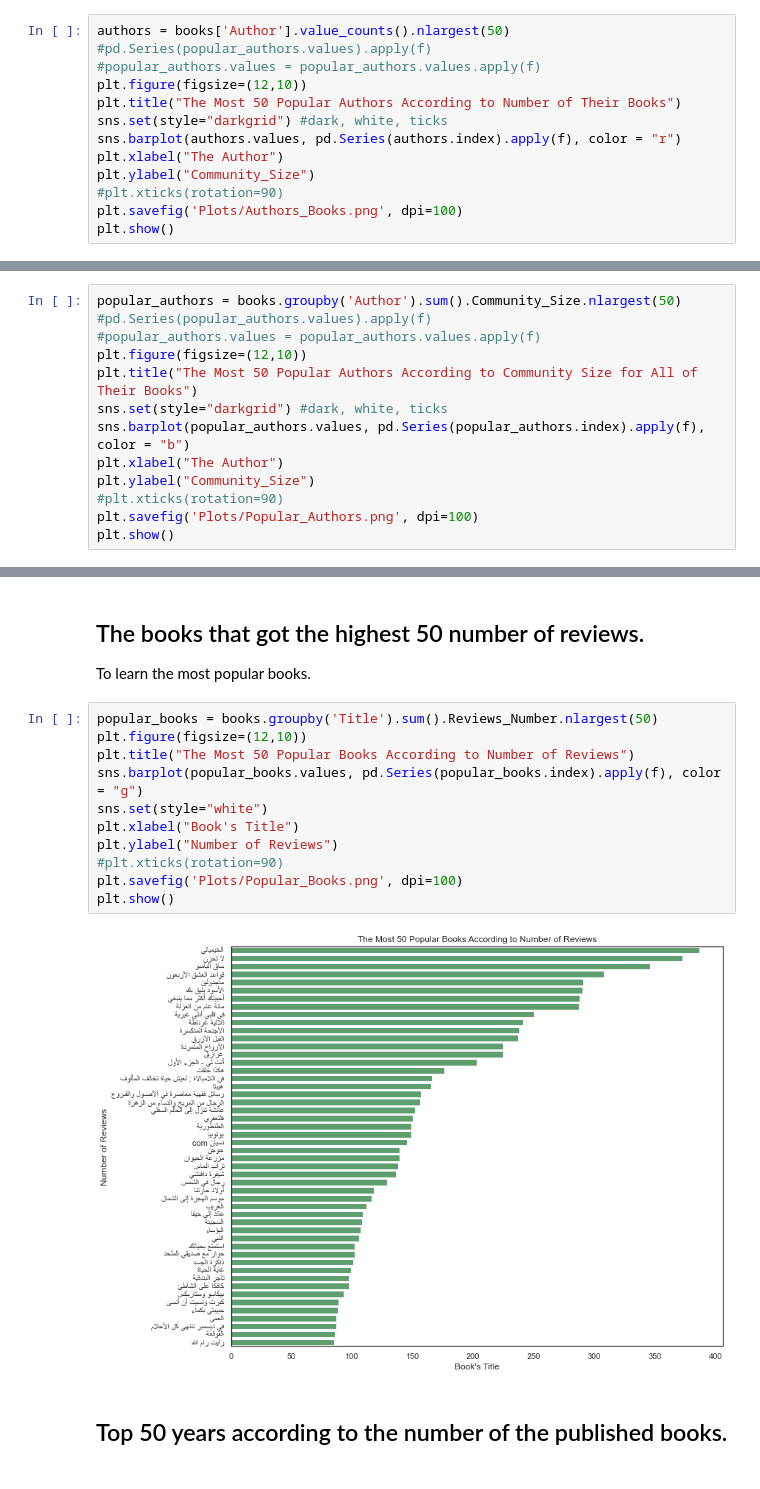
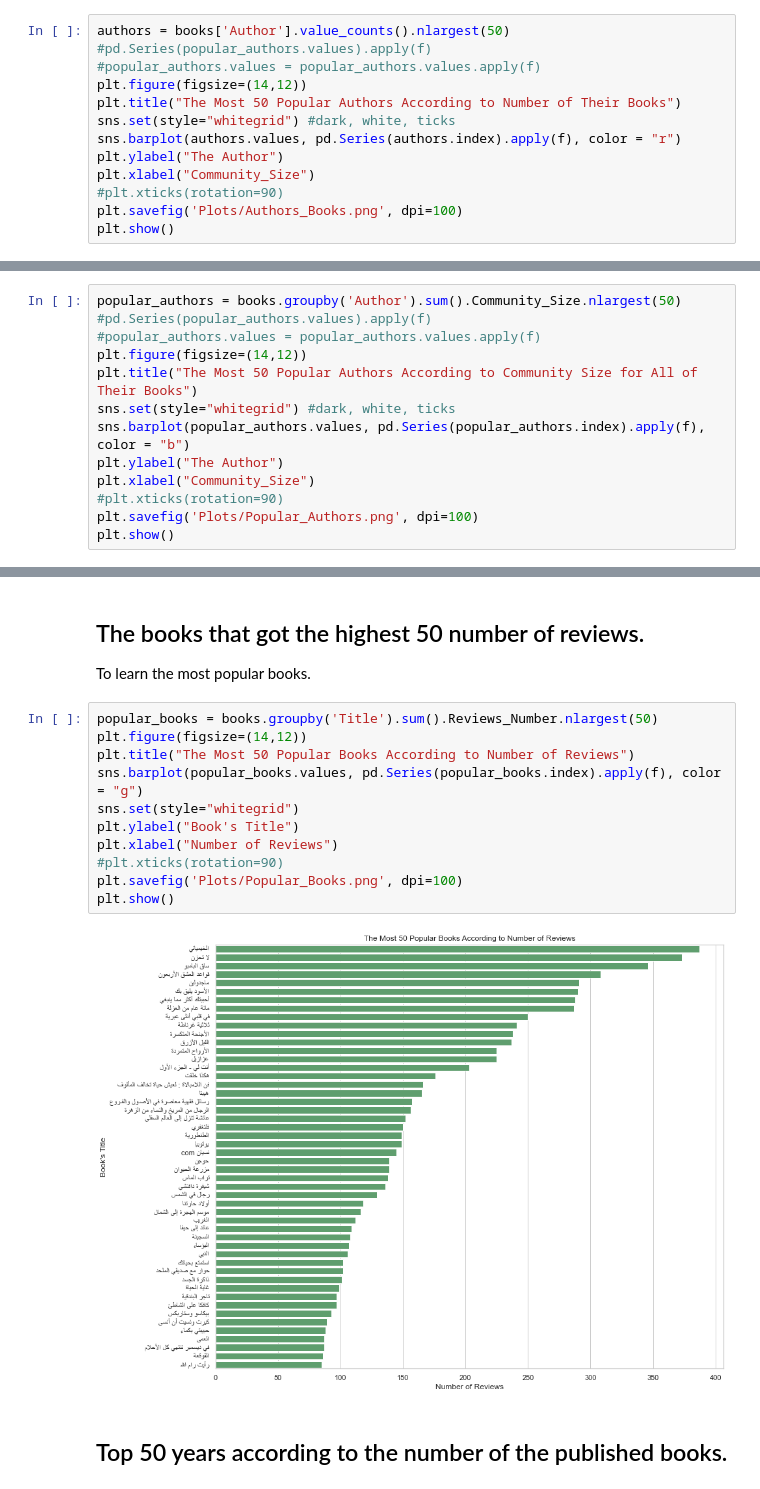
Before and after one commit to iHaifaa/Arabic_Books_Recommendation_System, a Jupyter notebook: 3_EDA.ipynb, the cells around one changed output, grey strips where cells are left out. Cells and saved outputs as stored; diff of their text form.

```diff
--- a/3_EDA.ipynb
+++ b/3_EDA.ipynb
@@ -100,12 +100,12 @@ Name: Author, Length: 8662, dtype: int64
 authors = books['Author'].value_counts().nlargest(50)
 #pd.Series(popular_authors.values).apply(f)
 #popular_authors.values = popular_authors.values.apply(f)
-plt.figure(figsize=(12,10))
+plt.figure(figsize=(14,12))
 plt.title("The Most 50 Popular Authors According to Number of Their Books")
-sns.set(style="darkgrid") #dark, white, ticks
+sns.set(style="whitegrid") #dark, white, ticks
 sns.barplot(authors.values, pd.Series(authors.index).apply(f), color = "r")
-plt.xlabel("The Author")
-plt.ylabel("Community_Size")
+plt.ylabel("The Author")
+plt.xlabel("Community_Size")
 #plt.xticks(rotation=90)
 plt.savefig('Plots/Authors_Books.png', dpi=100)
 plt.show()
@@ -117,12 +117,12 @@ plt.show()
 popular_authors = books.groupby('Author').sum().Community_Size.nlargest(50)
 #pd.Series(popular_authors.values).apply(f)
 #popular_authors.values = popular_authors.values.apply(f)
-plt.figure(figsize=(12,10))
+plt.figure(figsize=(14,12))
 plt.title("The Most 50 Popular Authors According to Community Size for All of Their Books")
-sns.set(style="darkgrid") #dark, white, ticks
+sns.set(style="whitegrid") #dark, white, ticks
 sns.barplot(popular_authors.values, pd.Series(popular_authors.index).apply(f), color = "b")
-plt.xlabel("The Author")
-plt.ylabel("Community_Size")
+plt.ylabel("The Author")
+plt.xlabel("Community_Size")
 #plt.xticks(rotation=90)
 plt.savefig('Plots/Popular_Authors.png', dpi=100)
 plt.show()
@@ -134,17 +134,17 @@ plt.show()
 To learn the most popular books.
 # %%
 popular_books = books.groupby('Title').sum().Reviews_Number.nlargest(50)
-plt.figure(figsize=(12,10))
+plt.figure(figsize=(14,12))
 plt.title("The Most 50 Popular Books According to Number of Reviews")
 sns.barplot(popular_books.values, pd.Series(popular_books.index).apply(f), color = "g")
-sns.set(style="white")
-plt.xlabel("Book's Title")
-plt.ylabel("Number of Reviews")
+sns.set(style="whitegrid")
+plt.ylabel("Book's Title")
+plt.xlabel("Number of Reviews")
 #plt.xticks(rotation=90)
 plt.savefig('Plots/Popular_Books.png', dpi=100)
 plt.show()
 # %% [output]
-[figure, old version]
+[figure, new version]
 # %% [markdown]
 ## Top 50 years according to the number of the published books.
 # %%
```
Also changed, not shown: parts of 4 cells of this notebook, 5 other files.
